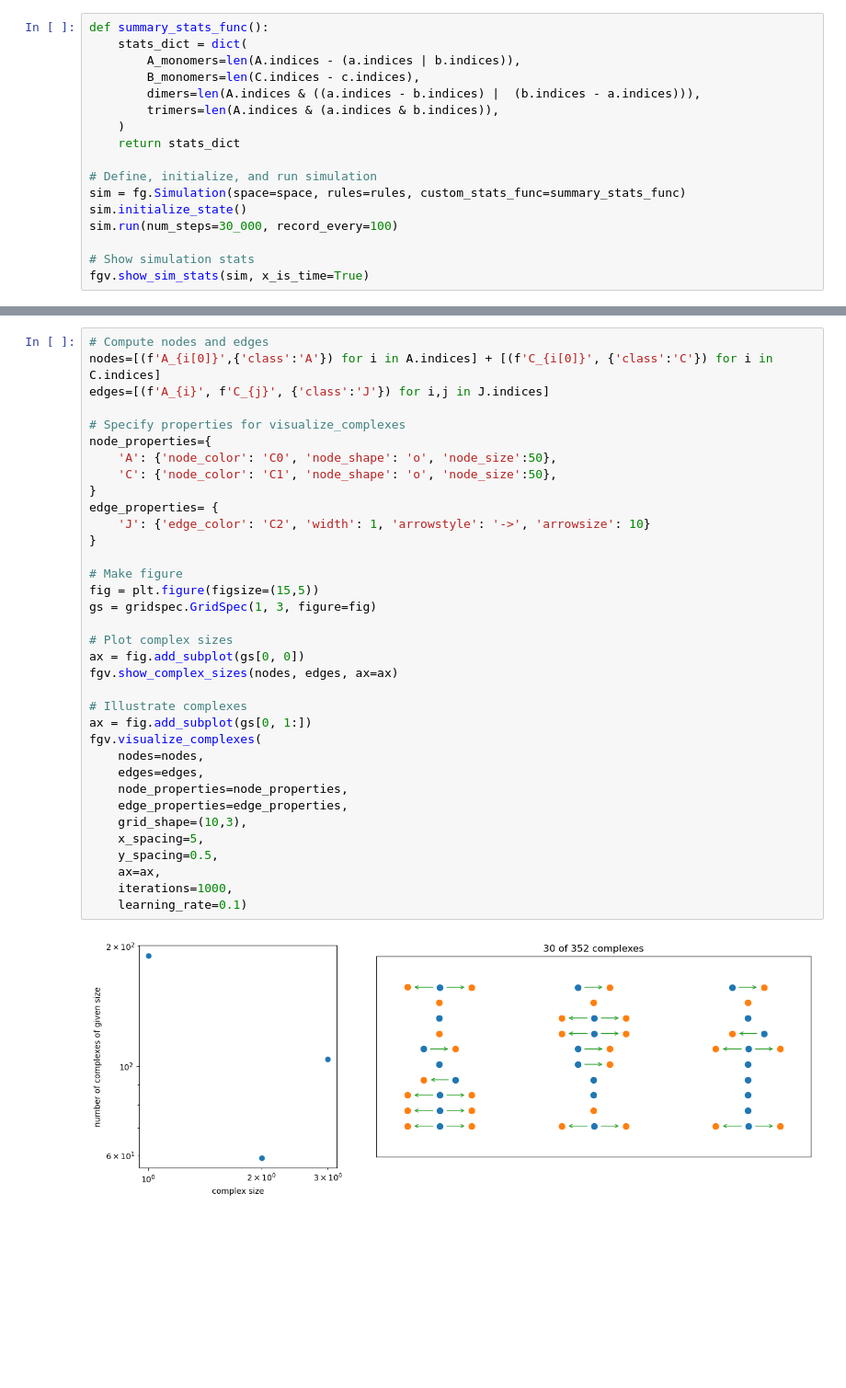
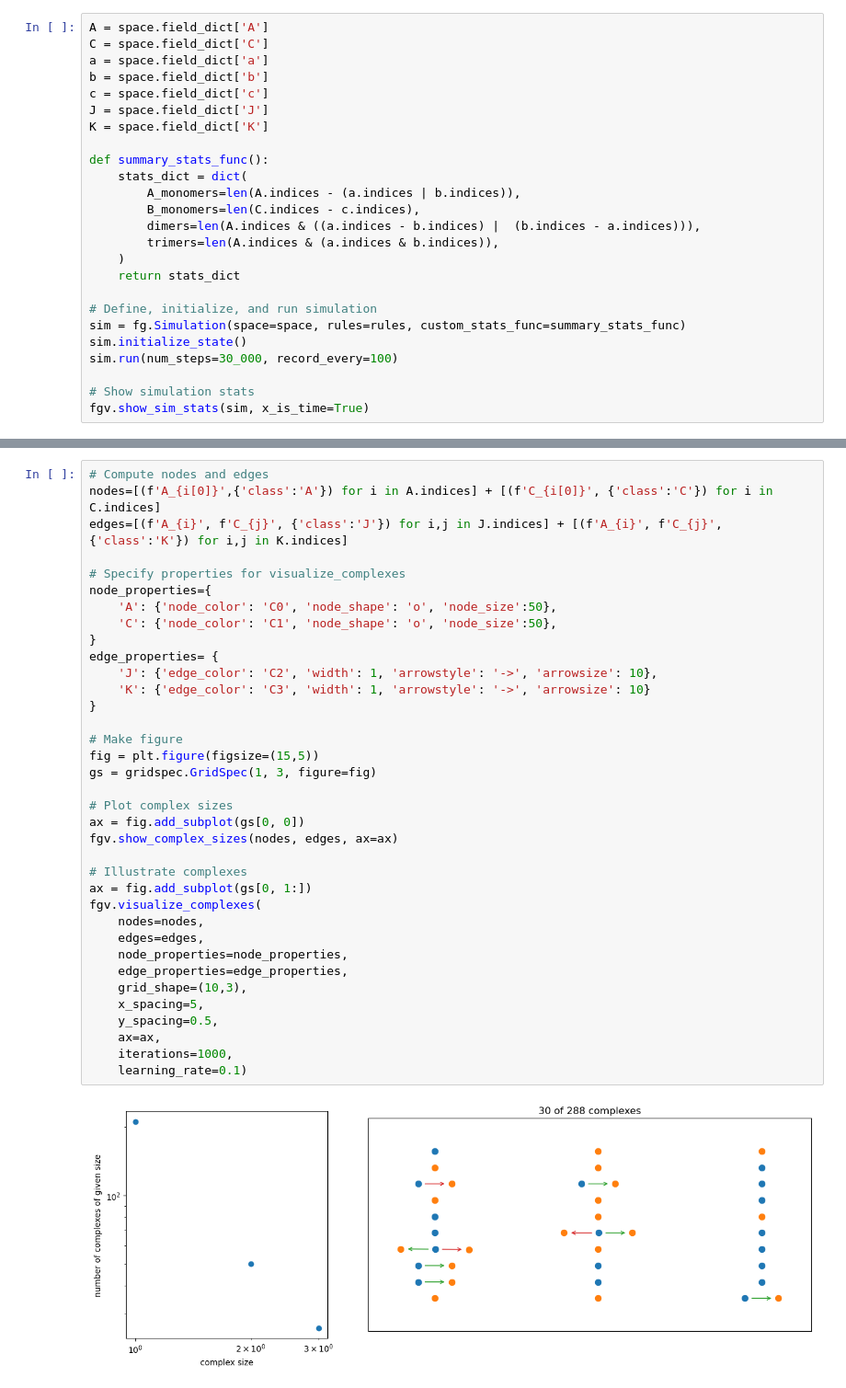
Before and after one commit to Rebecca-J-Rousseau/RousseauKinney2024_algebra, a Jupyter notebook: fast_gillespie/fast_cooperativebinding.ipynb, the cells around one changed output, grey strips where cells are left out. Shown at 92% size. Saved outputs shown, nothing was run; the diff lists cells and outputs as text; blank space fills up the shorter version.

```diff
--- a/fast_gillespie/fast_cooperativebinding.ipynb
+++ b/fast_gillespie/fast_cooperativebinding.ipynb
@@ -72,4 +58,12 @@ mean_num_trimers =  200.0
 # %%
+A = space.field_dict['A']
+C = space.field_dict['C']
+a = space.field_dict['a']
+b = space.field_dict['b']
+c = space.field_dict['c']
+J = space.field_dict['J']
+K = space.field_dict['K']
+
 def summary_stats_func():
     stats_dict = dict(
         A_monomers=len(A.indices - (a.indices | b.indices)),
@@ -91,37 +85,38 @@ fgv.show_sim_stats(sim, x_is_time=True)
 # %%
 # Compute nodes and edges
 nodes=[(f'A_{i[0]}',{'class':'A'}) for i in A.indices] + [(f'C_{i[0]}', {'class':'C'}) for i in C.indices]
-edges=[(f'A_{i}', f'C_{j}', {'class':'J'}) for i,j in J.indices]
+edges=[(f'A_{i}', f'C_{j}', {'class':'J'}) for i,j in J.indices] + [(f'A_{i}', f'C_{j}', {'class':'K'}) for i,j in K.indices]
 
 # Specify properties for visualize_complexes
 node_properties={
     'A': {'node_color': 'C0', 'node_shape': 'o', 'node_size':50},
     'C': {'node_color': 'C1', 'node_shape': 'o', 'node_size':50},
 }
 edge_properties= {
-    'J': {'edge_color': 'C2', 'width': 1, 'arrowstyle': '->', 'arrowsize': 10}
+    'J': {'edge_color': 'C2', 'width': 1, 'arrowstyle': '->', 'arrowsize': 10},
+    'K': {'edge_color': 'C3', 'width': 1, 'arrowstyle': '->', 'arrowsize': 10}
 }
 
 # Make figure
 fig = plt.figure(figsize=(15,5))
 gs = gridspec.GridSpec(1, 3, figure=fig)
 
 # Plot complex sizes
 ax = fig.add_subplot(gs[0, 0])
 fgv.show_complex_sizes(nodes, edges, ax=ax)
 
 # Illustrate complexes
 ax = fig.add_subplot(gs[0, 1:])
 fgv.visualize_complexes(
     nodes=nodes,
     edges=edges,
     node_properties=node_properties,
     edge_properties=edge_properties,
     grid_shape=(10,3),
     x_spacing=5,
     y_spacing=0.5,
     ax=ax,
     iterations=1000,
     learning_rate=0.1)
 # %% [output]
-[figure, old version]
+[figure, new version]
```
Also changed, not shown: parts of 3 cells of this notebook, 12 other files.
